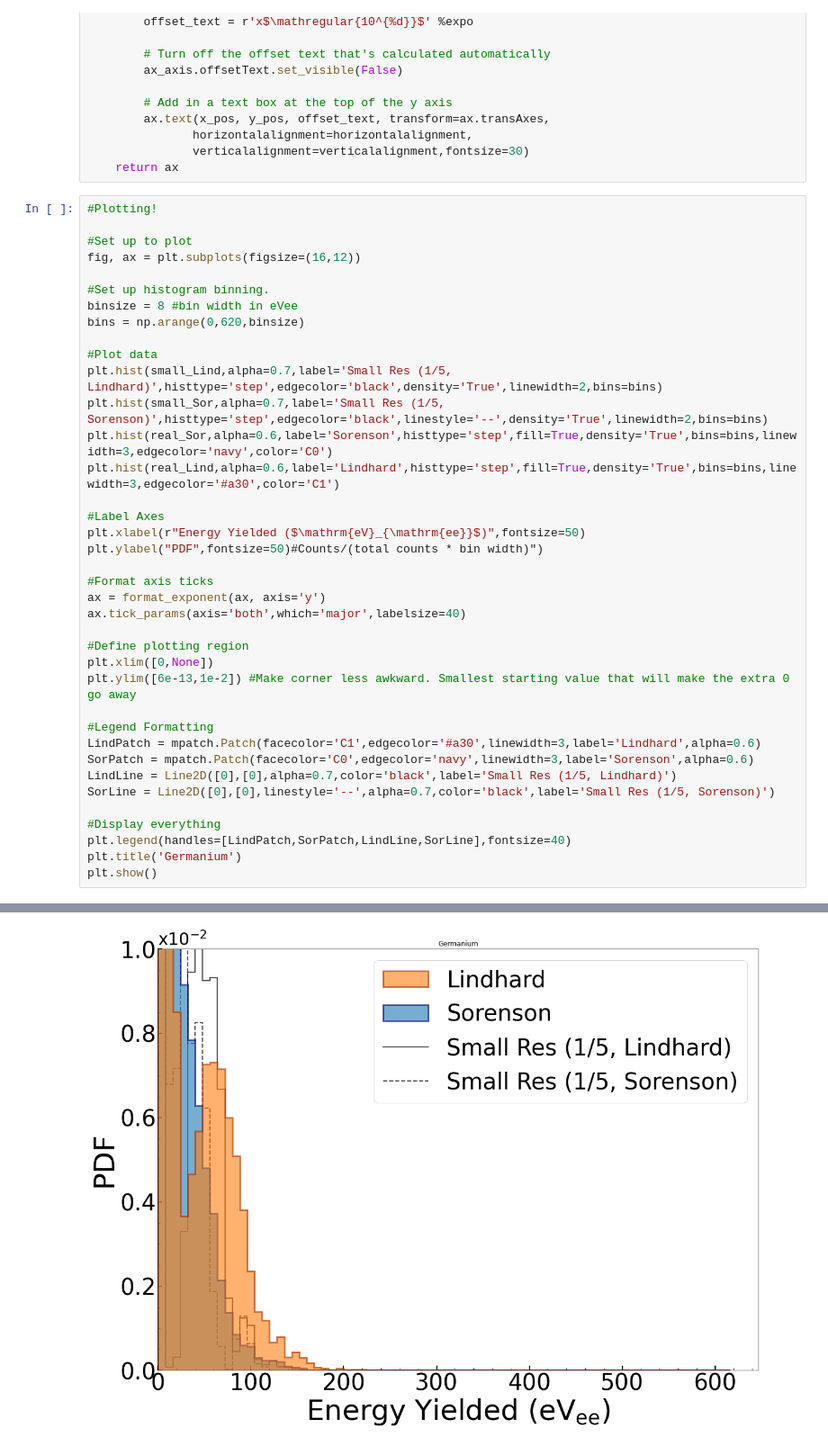
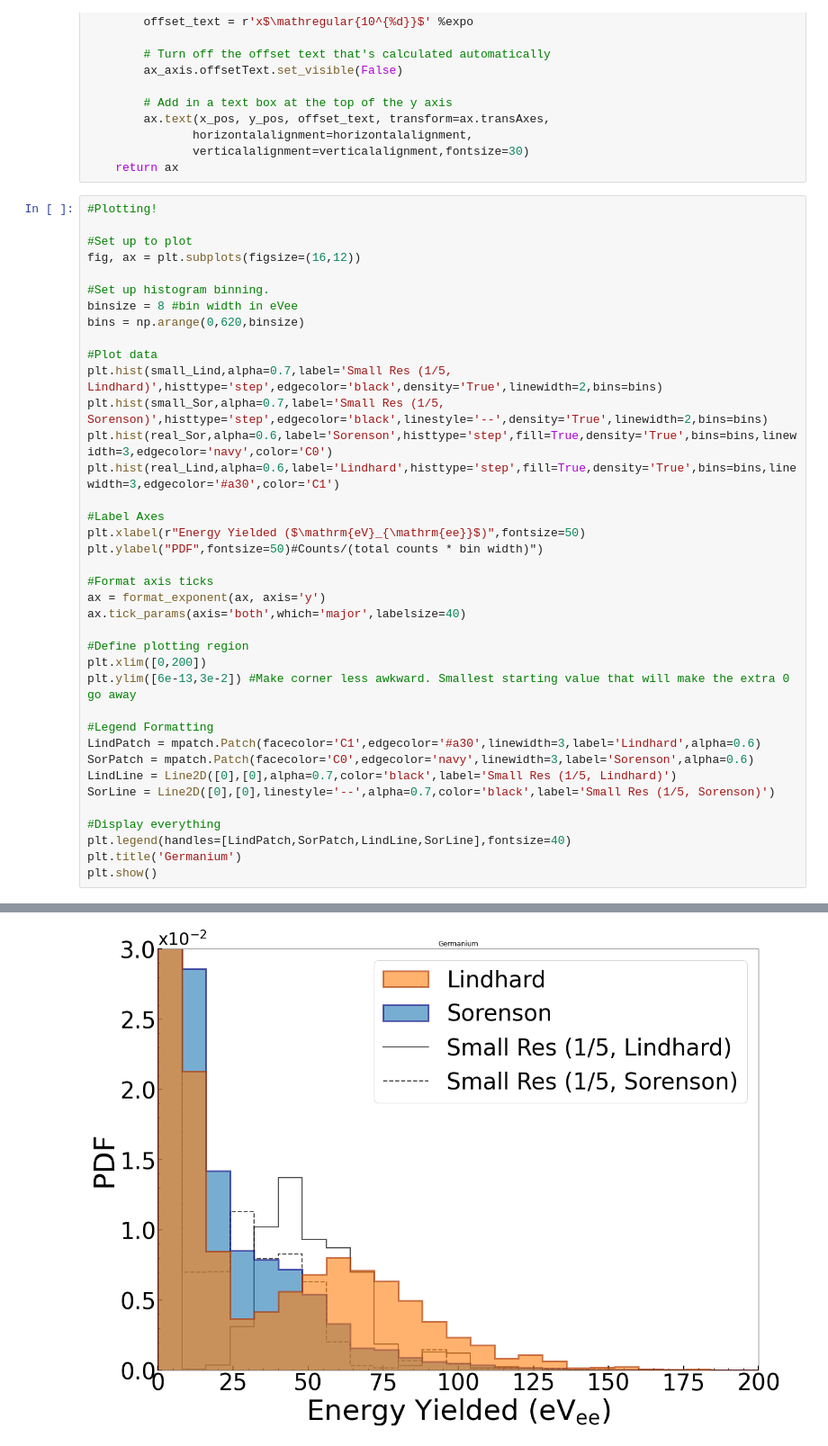
Before and after one commit to villano-lab/nrCascadeSim, a Jupyter notebook: example-usecase/Yields_and_Resolutions.ipynb, the cells around one changed output, grey strips where cells are left out. Shown at 90% size. Cells and saved outputs as stored; diff of their text form.

Commit message:
Tweaks before PR. Prettied up plots, organized notes, changed target branch for coverage badge.

```diff
--- a/example-usecase/Yields_and_Resolutions.ipynb
+++ b/example-usecase/Yields_and_Resolutions.ipynb
@@ -438,33 +439,33 @@ bins = np.arange(0,620,binsize)
 
 #Plot data
 plt.hist(small_Lind,alpha=0.7,label='Small Res (1/5, Lindhard)',histtype='step',edgecolor='black',density='True',linewidth=2,bins=bins)
 plt.hist(small_Sor,alpha=0.7,label='Small Res (1/5, Sorenson)',histtype='step',edgecolor='black',linestyle='--',density='True',linewidth=2,bins=bins)
 plt.hist(real_Sor,alpha=0.6,label='Sorenson',histtype='step',fill=True,density='True',bins=bins,linewidth=3,edgecolor='navy',color='C0')
 plt.hist(real_Lind,alpha=0.6,label='Lindhard',histtype='step',fill=True,density='True',bins=bins,linewidth=3,edgecolor='#a30',color='C1')
 
 #Label Axes
 plt.xlabel(r"Energy Yielded ($\mathrm{eV}_{\mathrm{ee}}$)",fontsize=50)
 plt.ylabel("PDF",fontsize=50)#Counts/(total counts * bin width)")
 
 #Format axis ticks
 ax = format_exponent(ax, axis='y')
 ax.tick_params(axis='both',which='major',labelsize=40)
 
 #Define plotting region
-plt.xlim([0,None])
-plt.ylim([6e-13,1e-2]) #Make corner less awkward. Smallest starting value that will make the extra 0 go away
+plt.xlim([0,200])
+plt.ylim([6e-13,3e-2]) #Make corner less awkward. Smallest starting value that will make the extra 0 go away
 
 #Legend Formatting
 LindPatch = mpatch.Patch(facecolor='C1',edgecolor='#a30',linewidth=3,label='Lindhard',alpha=0.6)
 SorPatch = mpatch.Patch(facecolor='C0',edgecolor='navy',linewidth=3,label='Sorenson',alpha=0.6)
 LindLine = Line2D([0],[0],alpha=0.7,color='black',label='Small Res (1/5, Lindhard)')
 SorLine = Line2D([0],[0],linestyle='--',alpha=0.7,color='black',label='Small Res (1/5, Sorenson)')
 
 #Display everything
 plt.legend(handles=[LindPatch,SorPatch,LindLine,SorLine],fontsize=40)
 plt.title('Germanium')
 plt.show()
 # %% [output]
 findfont: Font family ['Arial'] not found. Falling back to DejaVu Sans.
 findfont: Font family ['Arial'] not found. Falling back to DejaVu Sans.
-[figure, old version]
+[figure, new version]
```
Also changed, not shown: parts of 5 cells of this notebook, 2 other files.
